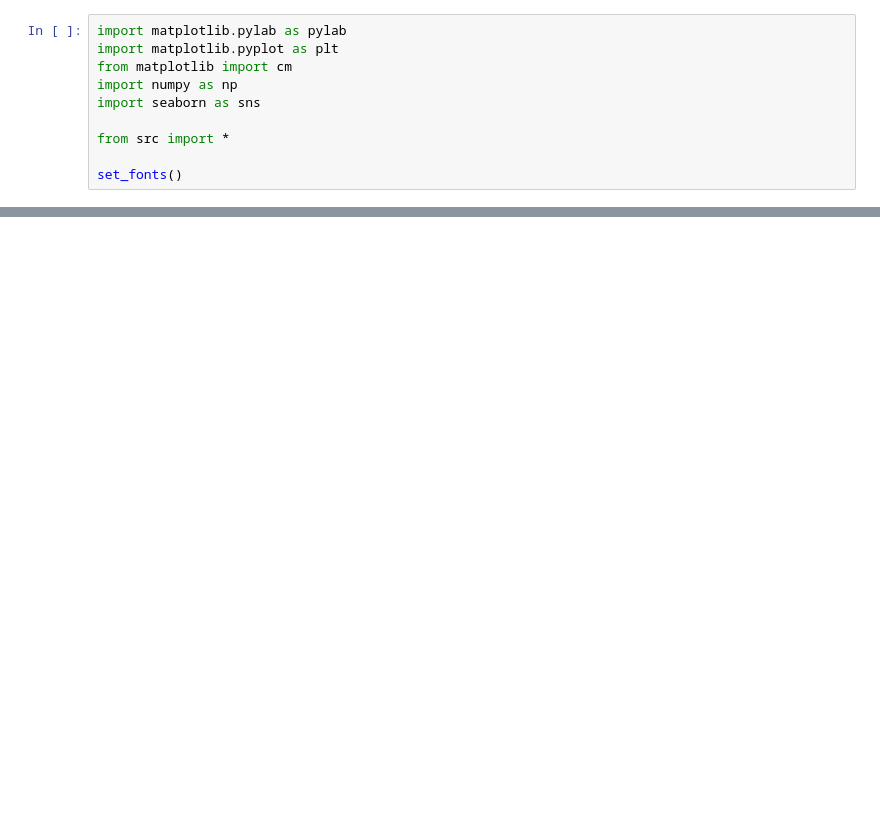
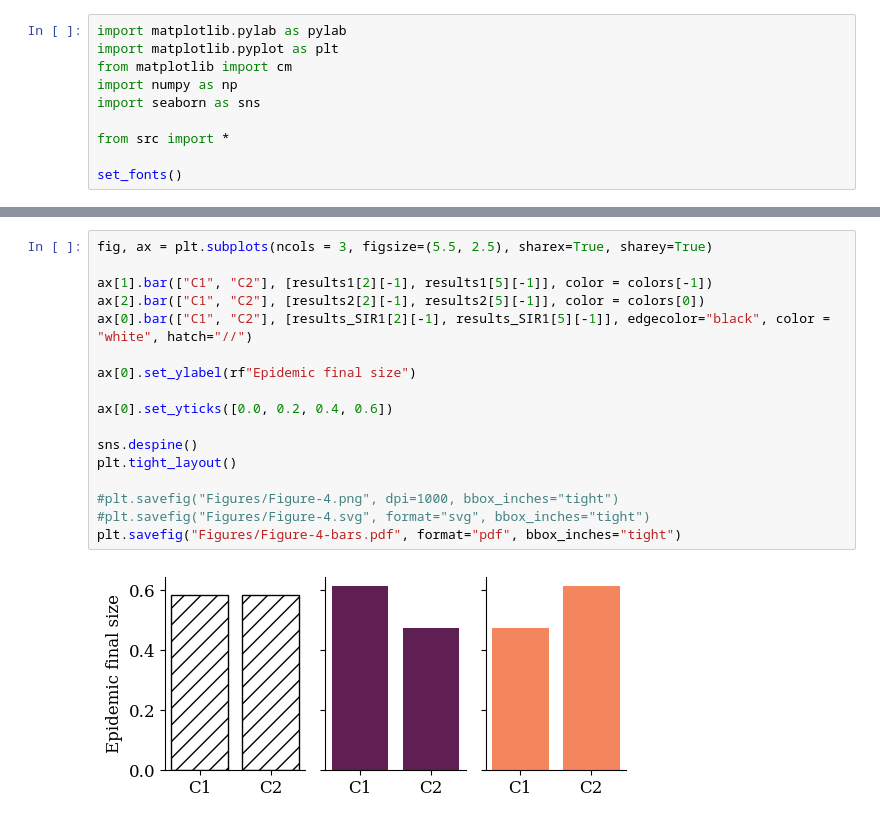
Before and after one commit to AbhayGupta115/HeterogenousCommunities, a Jupyter notebook: Figure-4.ipynb, the cells around one changed output, grey strips where cells are left out. Saved outputs shown, nothing was run; the diff lists cells and outputs as text; blank space fills up the shorter version.

```diff
--- a/Figure-4.ipynb
+++ b/Figure-4.ipynb
@@ -202,0 +203,19 @@ plt.savefig("Figures/Figure-4.pdf", format="pdf", bbox_inches="tight")
+# %%
+fig, ax = plt.subplots(ncols = 3, figsize=(5.5, 2.5), sharex=True, sharey=True)
+
+ax[1].bar(["C1", "C2"], [results1[2][-1], results1[5][-1]], color = colors[-1])
+ax[2].bar(["C1", "C2"], [results2[2][-1], results2[5][-1]], color = colors[0])
+ax[0].bar(["C1", "C2"], [results_SIR1[2][-1], results_SIR1[5][-1]], edgecolor="black", color = "white", hatch="//")
+
+ax[0].set_ylabel(rf"Epidemic final size")
+
+ax[0].set_yticks([0.0, 0.2, 0.4, 0.6])
+
+sns.despine()
+plt.tight_layout()
+
+#plt.savefig("Figures/Figure-4.png", dpi=1000, bbox_inches="tight")
+#plt.savefig("Figures/Figure-4.svg", format="svg", bbox_inches="tight")
+plt.savefig("Figures/Figure-4-bars.pdf", format="pdf", bbox_inches="tight")
+# %% [output]
+[figure, added]
```
Also changed, not shown: parts of 2 cells of this notebook, 2 other files.
